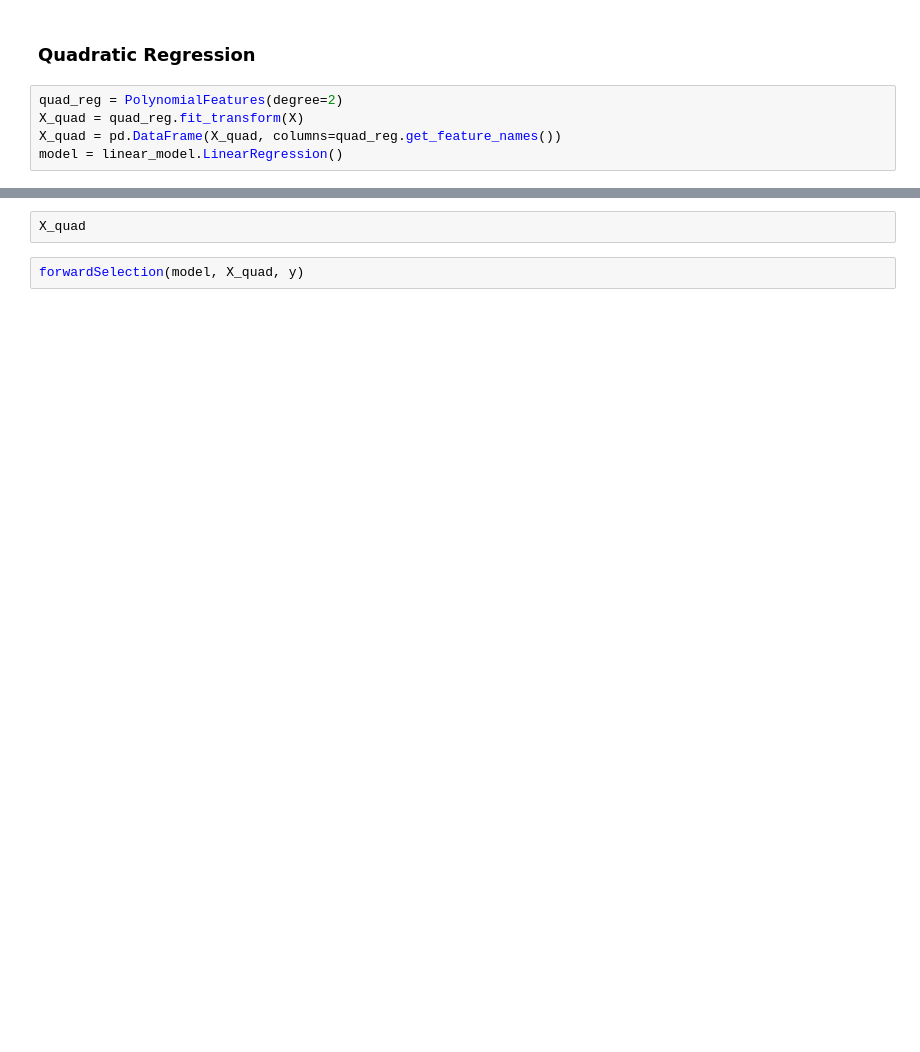
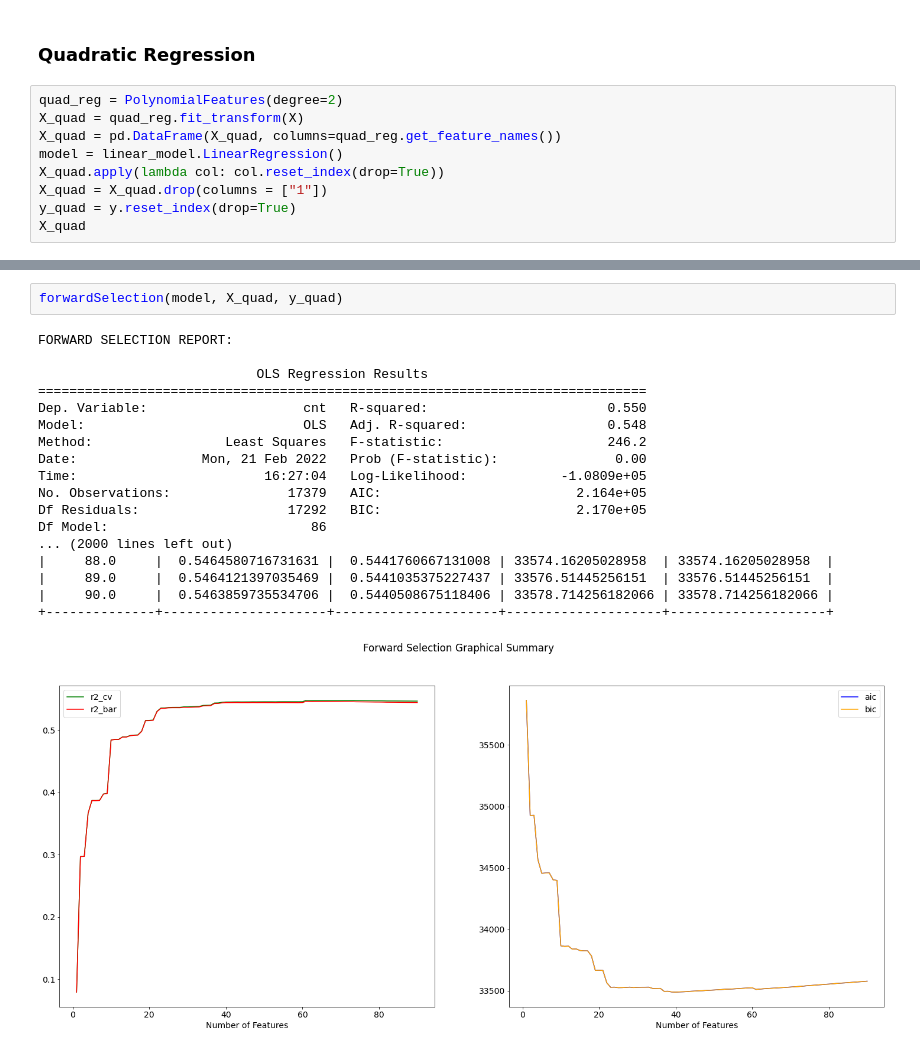
Before and after one commit to sking115422/DS2_P1, a Jupyter notebook: python/bike_sharing.ipynb, the cells around one changed output, grey strips where cells are left out. Drawn from its saved outputs; the diff is of its cells as text; blank space fills up the shorter version.

```diff
--- a/python/bike_sharing.ipynb
+++ b/python/bike_sharing.ipynb
@@ -304,3 +324,7 @@ quad_reg = PolynomialFeatures(degree=2)
 X_quad = quad_reg.fit_transform(X)
 X_quad = pd.DataFrame(X_quad, columns=quad_reg.get_feature_names())
 model = linear_model.LinearRegression()
+X_quad.apply(lambda col: col.reset_index(drop=True))
+X_quad = X_quad.drop(columns = ["1"])
+y_quad = y.reset_index(drop=True)
+X_quad
@@ -307,5 +345,22 @@ model = linear_model.LinearRegression()
-# %%
-X_quad
 # %%
-forwardSelection(model, X_quad, y)
+forwardSelection(model, X_quad, y_quad)
+# %% [output]
+FORWARD SELECTION REPORT:
+
+                            OLS Regression Results
+==============================================================================
+Dep. Variable:                    cnt   R-squared:                       0.550
+Model:                            OLS   Adj. R-squared:                  0.548
+Method:                 Least Squares   F-statistic:                     246.2
+Date:                Mon, 21 Feb 2022   Prob (F-statistic):               0.00
+Time:                        16:27:04   Log-Likelihood:            -1.0809e+05
+No. Observations:               17379   AIC:                         2.164e+05
+Df Residuals:                   17292   BIC:                         2.170e+05
+Df Model:                          86
+... (2000 lines left out)
+|     88.0     |  0.5464580716731631 |  0.5441760667131008 | 33574.16205028958  | 33574.16205028958  |
+|     89.0     |  0.5464121397035469 |  0.5441035375227437 | 33576.51445256151  | 33576.51445256151  |
+|     90.0     |  0.5463859735534706 |  0.5440508675118406 | 33578.714256182066 | 33578.714256182066 |
++--------------+---------------------+---------------------+--------------------+--------------------+
+[figure, added]
 # %%
```
Also changed, not shown: parts of 10 cells of this notebook, 1 other file.
